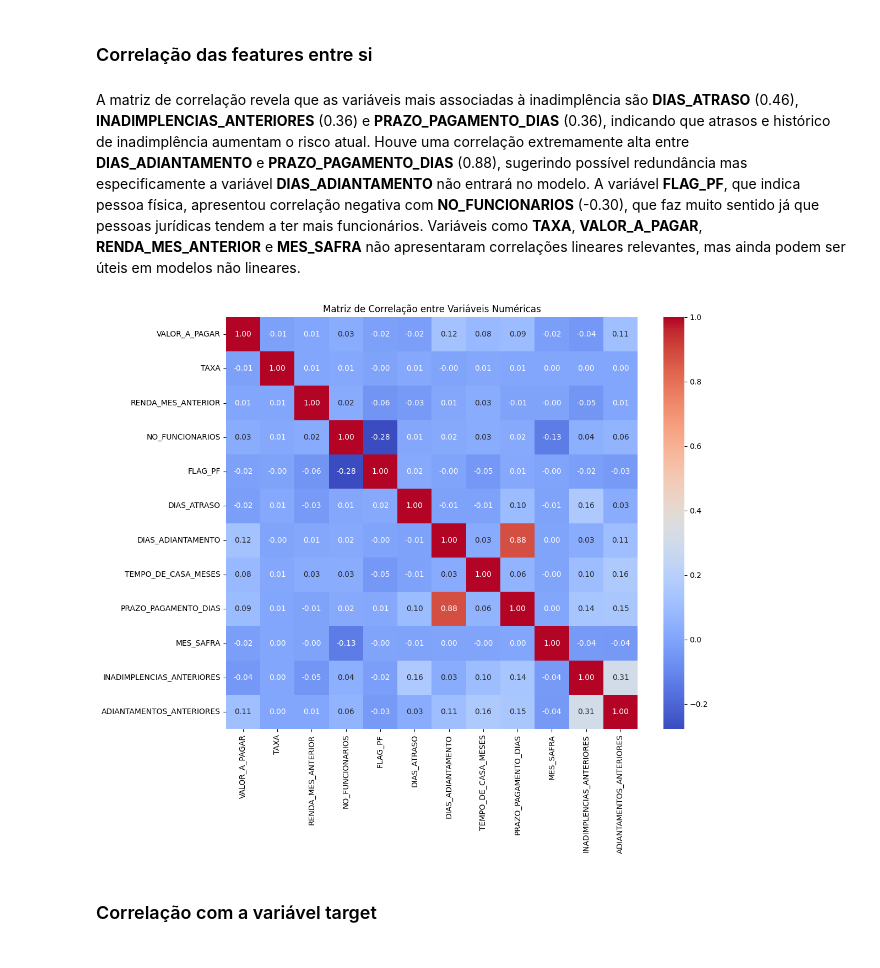
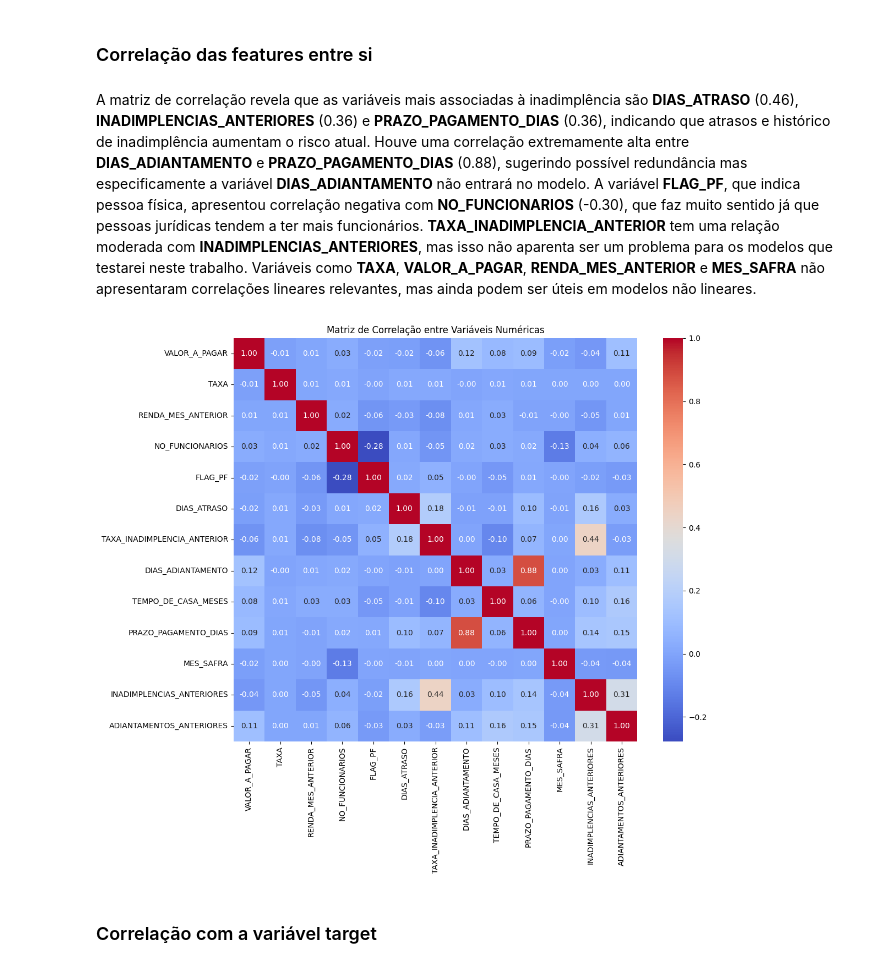
Before and after one commit to mmdes/default-risk-analysis, a Jupyter notebook: notebooks/feature_engineering.ipynb, the cells around one changed output. Cells and saved outputs as stored; diff of their text form; code cells hidden in the pictures.

```diff
--- a/notebooks/feature_engineering.ipynb
+++ b/notebooks/feature_engineering.ipynb
@@ -203,3 +205,9 @@ merged_dataset[merged_dataset['ID_CLIENTE']==8784237149961904][['DATA_EMISSAO_DO
+# %%
+# reforçando ordenação para a feature funcionar
+merged_dataset = merged_dataset.sort_values(by=['ID_CLIENTE', 'DATA_EMISSAO_DOCUMENTO'])
+merged_dataset['TAXA_INADIMPLENCIA_ANTERIOR'] = merged_dataset['INADIMPLENCIAS_ANTERIORES'] / (merged_dataset.groupby('ID_CLIENTE').cumcount().replace(0, np.nan))
+# Para nao ter divisao por zero, foi atribuido nan . Resolvendo isso...
+merged_dataset['TAXA_INADIMPLENCIA_ANTERIOR'] = merged_dataset['TAXA_INADIMPLENCIA_ANTERIOR'].fillna(0)
 # %% [markdown]
 ## Correlação da features
 # %%
@@ -225,38 +233,38 @@ dtype: object
 # %% [markdown]
 ### Correlação das features entre si
 # %% [markdown]
-A matriz de correlação revela que as variáveis mais associadas à inadimplência são **DIAS_ATRASO** (0.46), **INADIMPLENCIAS_ANTERIORES** (0.36) e **PRAZO_PAGAMENTO_DIAS** (0.36), indicando que atrasos e histórico de inadimplência aumentam o risco atual. Houve uma correlação extremamente alta entre **DIAS_ADIANTAMENTO** e **PRAZO_PAGAMENTO_DIAS** (0.88), sugerindo possível redundância mas especificamente a variável **DIAS_ADIANTAMENTO** não entrará no modelo. A variável **FLAG_PF**, que indica pessoa física, apresentou correlação negativa com **NO_FUNCIONARIOS** (-0.30), que faz muito sentido já que pessoas jurídicas tendem a ter mais funcionários. Variáveis como **TAXA**, **VALOR_A_PAGAR**, **RENDA_MES_ANTERIOR** e **MES_SAFRA** não apresentaram correlações lineares relevantes, mas ainda podem ser úteis em modelos não lineares.
+A matriz de correlação revela que as variáveis mais associadas à inadimplência são **DIAS_ATRASO** (0.46), **INADIMPLENCIAS_ANTERIORES** (0.36) e **PRAZO_PAGAMENTO_DIAS** (0.36), indicando que atrasos e histórico de inadimplência aumentam o risco atual. Houve uma correlação extremamente alta entre **DIAS_ADIANTAMENTO** e **PRAZO_PAGAMENTO_DIAS** (0.88), sugerindo possível redundância mas especificamente a variável **DIAS_ADIANTAMENTO** não entrará no modelo. A variável **FLAG_PF**, que indica pessoa física, apresentou correlação negativa com **NO_FUNCIONARIOS** (-0.30), que faz muito sentido já que pessoas jurídicas tendem a ter mais funcionários. **TAXA_INADIMPLENCIA_ANTERIOR** tem uma relação moderada com **INADIMPLENCIAS_ANTERIORES**, mas isso não aparenta ser um problema para os modelos que testarei neste trabalho. Variáveis como **TAXA**, **VALOR_A_PAGAR**, **RENDA_MES_ANTERIOR** e **MES_SAFRA** não apresentaram correlações lineares relevantes, mas ainda podem ser úteis em modelos não lineares.
 # %%
 colunas_correlacao = [
     'VALOR_A_PAGAR',
     'TAXA',
     'RENDA_MES_ANTERIOR',
     'NO_FUNCIONARIOS',
     'FLAG_PF',
     'DIAS_ATRASO', # Não entrará no modelo para não ter data leackage e consequentemente overfitting
-    #'TARGET_INADIMPLENCIA',
+    'TAXA_INADIMPLENCIA_ANTERIOR',
     'DIAS_ADIANTAMENTO', # Não entrará no modelo para não ter data leackage e consequentemente overfitting
     'TEMPO_DE_CASA_MESES',
     'PRAZO_PAGAMENTO_DIAS',
     'MES_SAFRA',
     'INADIMPLENCIAS_ANTERIORES',
     'ADIANTAMENTOS_ANTERIORES'
 ]
 
 # Filtra apenas as colunas relevantes
 df_numerico = merged_dataset[colunas_correlacao]
 
 # Calcula a matriz de correlação de Pearson
 matriz_correlacao = df_numerico.corr(method='pearson')
 
 # Plot da matriz com Seaborn
 plt.figure(figsize=(12, 10))
 sns.heatmap(matriz_correlacao, annot=True, fmt=".2f", cmap="coolwarm", square=True)
 plt.title("Matriz de Correlação entre Variáveis Numéricas")
 plt.tight_layout()
 plt.show()
 # %% [output]
-[figure, old version]
+[figure, new version]
 # %% [markdown]
 ### Correlação com a variável target
 # %% [markdown]
```
Also changed, not shown: parts of 9 cells of this notebook, 4 other files.
